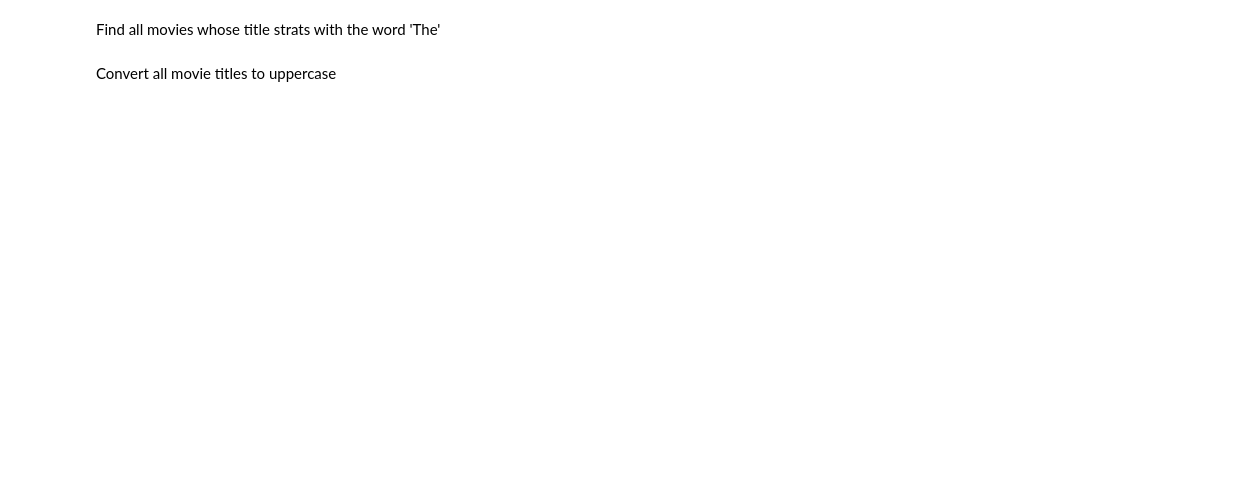
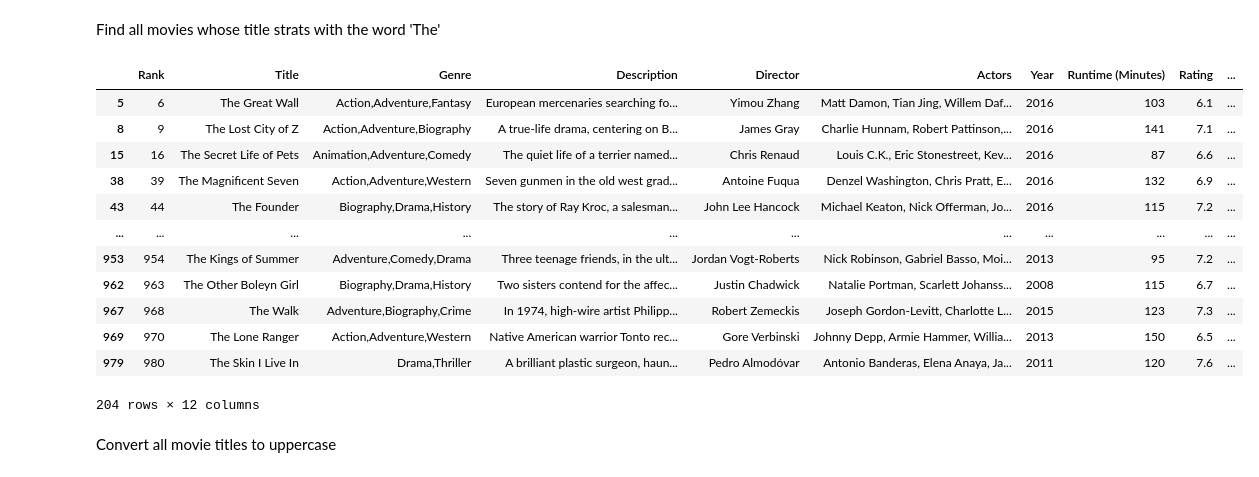
Before and after one commit to FuxBee/CEBProject, a Jupyter notebook: notebooks/exercise2-explore-data.ipynb, the cells around one changed output. Saved outputs shown, nothing was run; the diff lists cells and outputs as text; code cells hidden in the pictures; blank space fills up the shorter version.

```diff
--- a/notebooks/exercise2-explore-data.ipynb
+++ b/notebooks/exercise2-explore-data.ipynb
@@ -115,9 +140,23 @@ first_letters = movies['Director'].str[0]
 # %% [markdown]
 Find all movies whose title strats with the word 'The'
 # %%
-the_movies = movies[movies['Title'].str.startswith('The')]
+ movies[movies['Title'].str.startswith('The')]
 
 # To see the output, run the code.
+# %% [output]
+|  | Rank | Title | Genre | Description | Director | Actors | Year | Runtime (Minutes) | Rating | ... |
+| 5 | 6 | The Great Wall | Action,Adventure,Fantasy | European mercenaries searching fo... | Yimou Zhang | Matt Damon, Tian Jing, Willem Daf... | 2016 | 103 | 6.1 | ... |
+| 8 | 9 | The Lost City of Z | Action,Adventure,Biography | A true-life drama, centering on B... | James Gray | Charlie Hunnam, Robert Pattinson,... | 2016 | 141 | 7.1 | ... |
+| 15 | 16 | The Secret Life of Pets | Animation,Adventure,Comedy | The quiet life of a terrier named... | Chris Renaud | Louis C.K., Eric Stonestreet, Kev... | 2016 | 87 | 6.6 | ... |
+| 38 | 39 | The Magnificent Seven | Action,Adventure,Western | Seven gunmen in the old west grad... | Antoine Fuqua | Denzel Washington, Chris Pratt, E... | 2016 | 132 | 6.9 | ... |
+| 43 | 44 | The Founder | Biography,Drama,History | The story of Ray Kroc, a salesman... | John Lee Hancock | Michael Keaton, Nick Offerman, Jo... | 2016 | 115 | 7.2 | ... |
+| ... | ... | ... | ... | ... | ... | ... | ... | ... | ... | ... |
+| 953 | 954 | The Kings of Summer | Adventure,Comedy,Drama | Three teenage friends, in the ult... | Jordan Vogt-Roberts | Nick Robinson, Gabriel Basso, Moi... | 2013 | 95 | 7.2 | ... |
+| 962 | 963 | The Other Boleyn Girl | Biography,Drama,History | Two sisters contend for the affec... | Justin Chadwick | Natalie Portman, Scarlett Johanss... | 2008 | 115 | 6.7 | ... |
+| 967 | 968 | The Walk | Adventure,Biography,Crime | In 1974, high-wire artist Philipp... | Robert Zemeckis | Joseph Gordon-Levitt, Charlotte L... | 2015 | 123 | 7.3 | ... |
+| 969 | 970 | The Lone Ranger | Action,Adventure,Western | Native American warrior Tonto rec... | Gore Verbinski | Johnny Depp, Armie Hammer, Willia... | 2013 | 150 | 6.5 | ... |
+| 979 | 980 | The Skin I Live In | Drama,Thriller | A brilliant plastic surgeon, haun... | Pedro Almodóvar | Antonio Banderas, Elena Anaya, Ja... | 2011 | 120 | 7.6 | ... |
+204 rows × 12 columns
 # %% [markdown]
 Convert all movie titles to uppercase
 # %%
```
Also changed, not shown: parts of 10 cells of this notebook.
